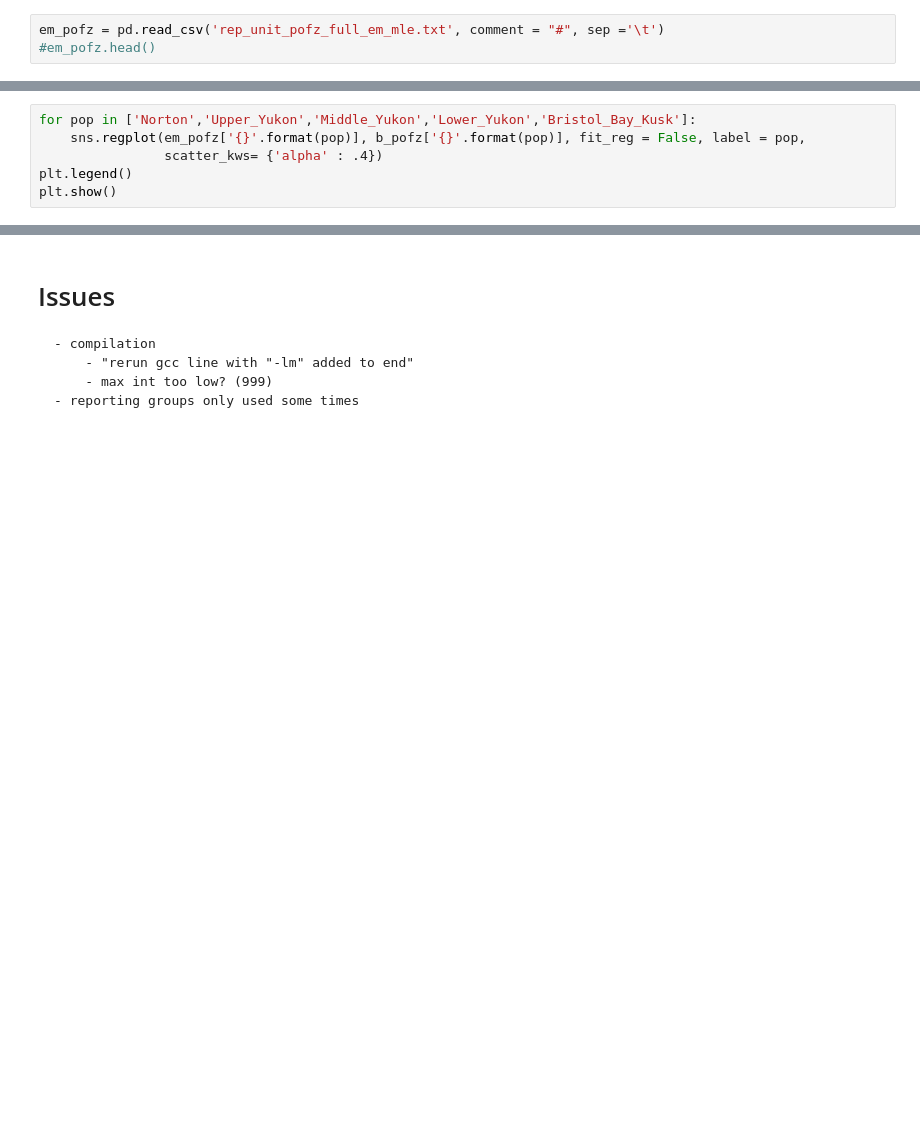
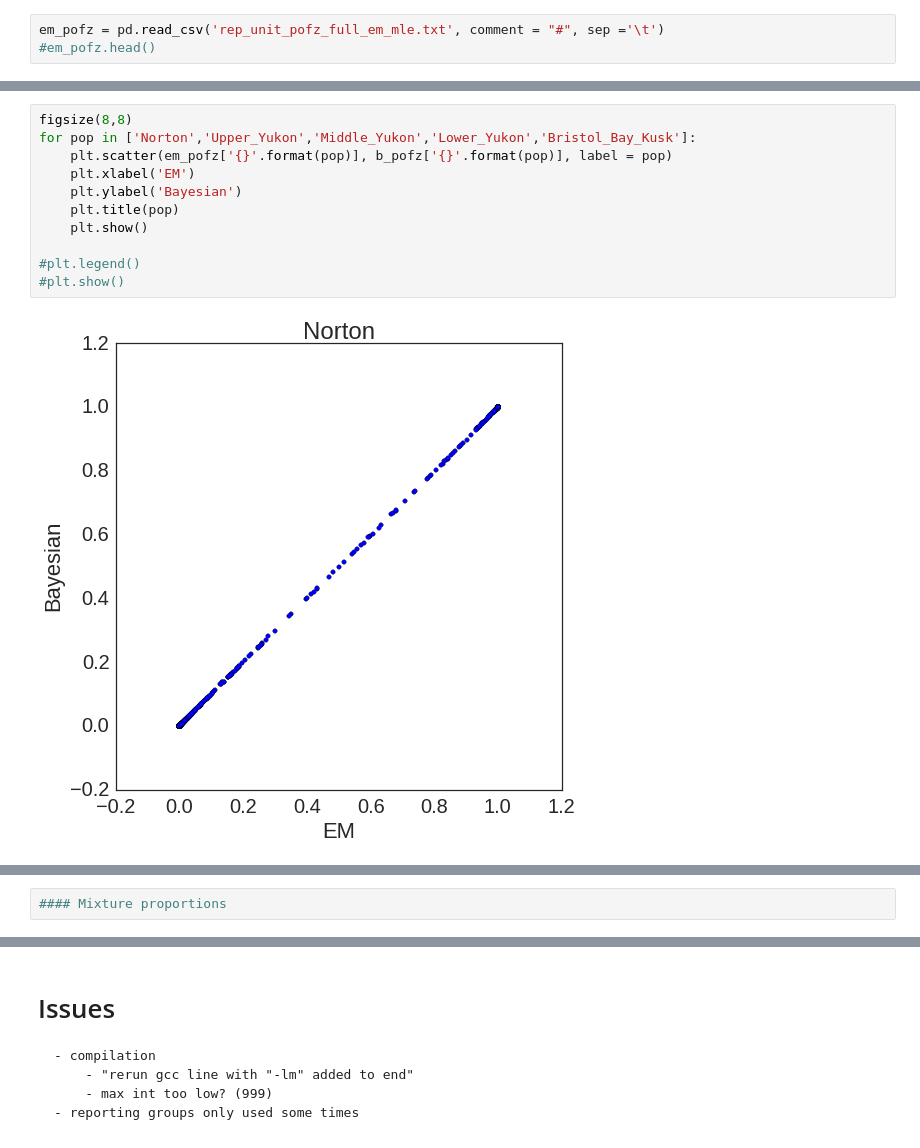
Before and after one commit to rwaples/chinook_gsi_example, a Jupyter notebook: gsi_sim.ipynb, the cells around one changed output, grey strips where cells are left out. Saved outputs shown, nothing was run; the diff lists cells and outputs as text; blank space fills up the shorter version.

```diff
--- a/gsi_sim.ipynb
+++ b/gsi_sim.ipynb
@@ -435,6 +492,13 @@ SyntaxError: invalid syntax (<ipython-input-45-e53a8b6bfcc2>, line 1)
 # %%
+figsize(8,8)
 for pop in ['Norton','Upper_Yukon','Middle_Yukon','Lower_Yukon','Bristol_Bay_Kusk']:
-    sns.regplot(em_pofz['{}'.format(pop)], b_pofz['{}'.format(pop)], fit_reg = False, label = pop,
-                scatter_kws= {'alpha' : .4})
-plt.legend()
-plt.show()
+    plt.scatter(em_pofz['{}'.format(pop)], b_pofz['{}'.format(pop)], label = pop)
+    plt.xlabel('EM')
+    plt.ylabel('Bayesian')
+    plt.title(pop)
+    plt.show()
+
+#plt.legend()
+#plt.show()
+# %% [output]
+[figure, added]
@@ -440,0 +509,2 @@ plt.show()
+# %%
+#### Mixture proportions
```
Also changed, not shown: parts of 26 cells of this notebook, 45 other files.
